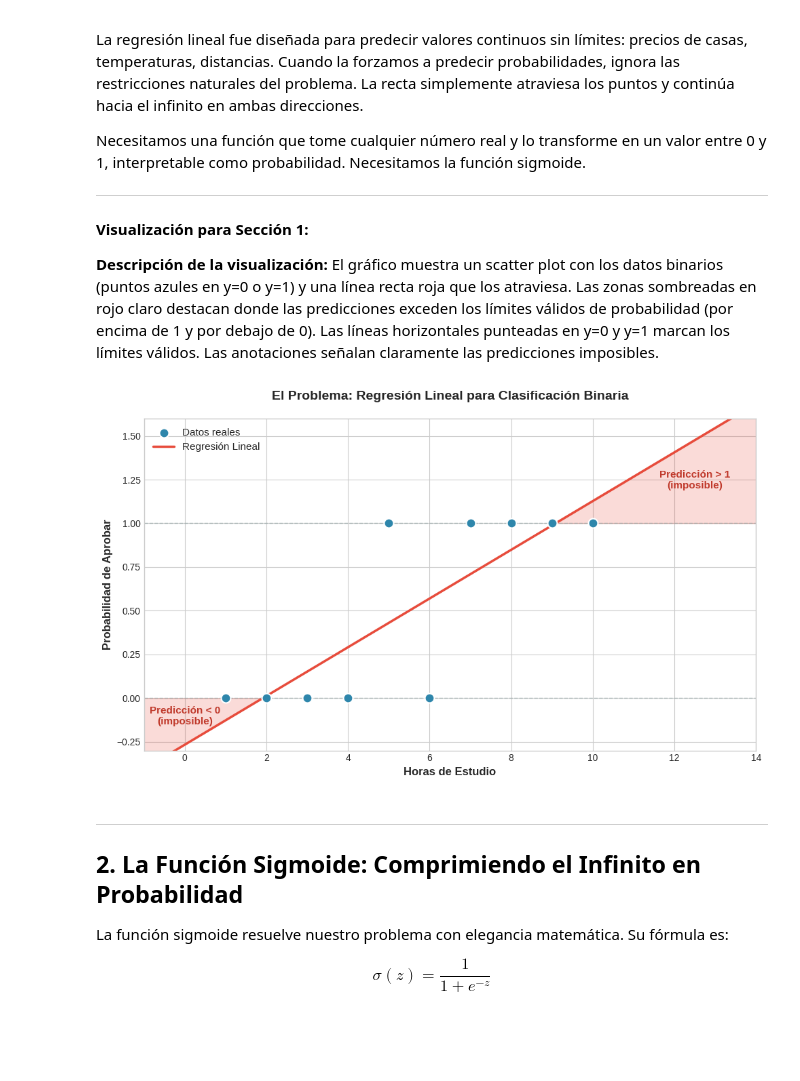
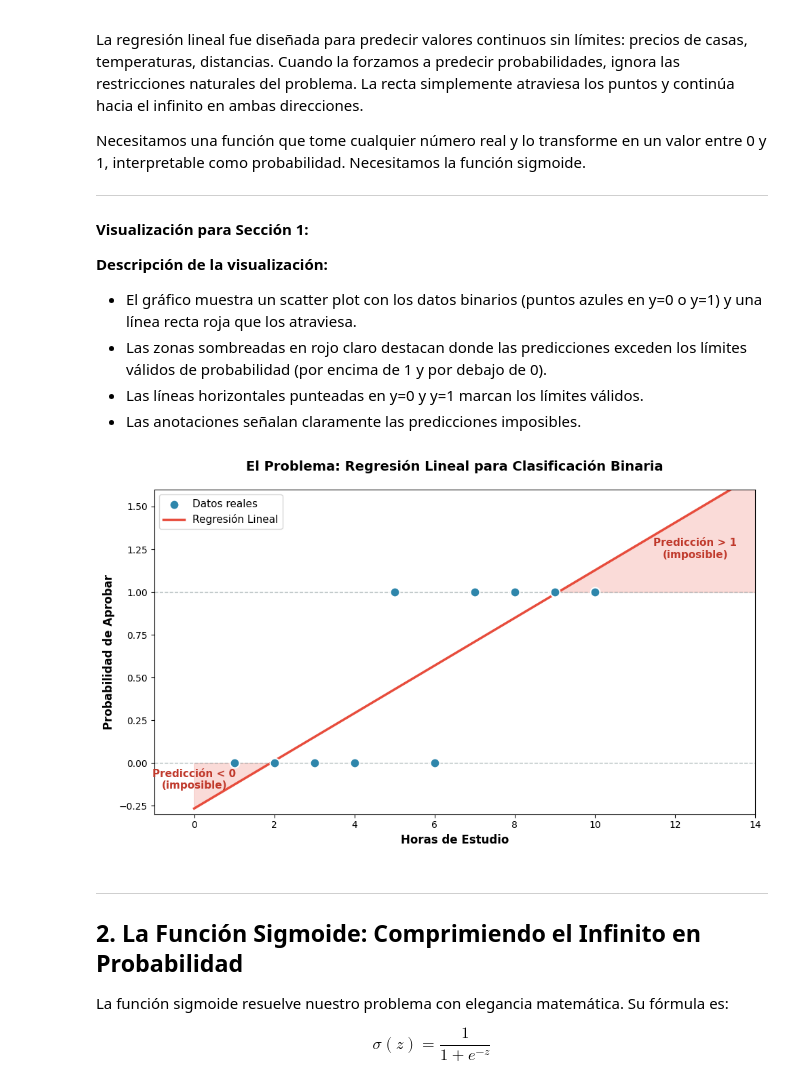
Before and after one commit to financieras/math_for_ai, a Jupyter notebook: estadistica/Regresion_Logistica_Como_la_Función_Sigmoide_Resuelve_la_Clasificacion_Binaria.ipynb, the cells around one changed output. Cells and saved outputs as stored; diff of their text form; code cells hidden in the pictures; blank space fills up the shorter version.

```diff
--- a/estadistica/Regresion_Logistica_Como_la_Función_Sigmoide_Resuelve_la_Clasificacion_Binaria.ipynb
+++ b/estadistica/Regresion_Logistica_Como_la_Función_Sigmoide_Resuelve_la_Clasificacion_Binaria.ipynb
@@ -11,24 +11,23 @@ Veamos qué sucede:
 # %%
 import numpy as np
 import matplotlib.pyplot as plt
-from sklearn.linear_model import LinearRegression
+from sklearn.linear_model import LogisticRegression, LinearRegression
+from sklearn.datasets import make_classification
+import warnings
+warnings.filterwarnings("ignore")
 
 # Datos: horas de estudio vs resultado (0=reprobó, 1=aprobó)
 hours = np.array([1, 2, 3, 4, 5, 6, 7, 8, 9, 10]).reshape(-1, 1)
 passed = np.array([0, 0, 0, 0, 1, 0, 1, 1, 1, 1])
 
 # Ajustar regresión lineal
-model = LinearRegression()
-model.fit(hours, passed)
-
-# Predecir para un rango amplio
-hours_extended = np.linspace(0, 15, 100).reshape(-1, 1)
-predictions = model.predict(hours_extended)
+lin_model = LinearRegression()
+lin_model.fit(hours, passed)
 
 # Predicciones específicas problemáticas
-print(f"Predicción para 0 horas: {model.predict([[0]])[0]:.2f}")
-print(f"Predicción para 8 horas: {model.predict([[8]])[0]:.2f}")
-print(f"Predicción para 12 horas: {model.predict([[12]])[0]:.2f}")
+print(f"Predicción para 0 horas: {lin_model.predict([[0]])[0]:.2f}")
+print(f"Predicción para 8 horas: {lin_model.predict([[8]])[0]:.2f}")
+print(f"Predicción para 12 horas: {lin_model.predict([[12]])[0]:.2f}")
 # %% [output]
 Predicción para 0 horas: -0.27
 Predicción para 8 horas: 0.85
@@ -44,29 +43,18 @@ Necesitamos una función que tome cualquier número real y lo transforme en un v
 # %% [markdown]
 **Visualización para Sección 1:**
 
-**Descripción de la visualización:** El gráfico muestra un scatter plot con los datos binarios (puntos azules en y=0 o y=1) y una línea recta roja que los atraviesa. Las zonas sombreadas en rojo claro destacan donde las predicciones exceden los límites válidos de probabilidad (por encima de 1 y por debajo de 0). Las líneas horizontales punteadas en y=0 y y=1 marcan los límites válidos. Las anotaciones señalan claramente las predicciones imposibles.
+**Descripción de la visualización:**
+- El gráfico muestra un scatter plot con los datos binarios (puntos azules en y=0 o y=1) y una línea recta roja que los atraviesa.
+- Las zonas sombreadas en rojo claro destacan donde las predicciones exceden los límites válidos de probabilidad (por encima de 1 y por debajo de 0).
+- Las líneas horizontales punteadas en y=0 y y=1 marcan los límites válidos.
+- Las anotaciones señalan claramente las predicciones imposibles.
 # %%
-import numpy as np
-import matplotlib.pyplot as plt
-from sklearn.linear_model import LinearRegression
-import warnings
-warnings.filterwarnings("ignore")
+# Predecir para un rango amplio
+hours_extended = np.linspace(0, 15, 100).reshape(-1, 1)
+predictions = lin_model.predict(hours_extended)
 
-# Configuración de estilo profesional
-plt.style.use('seaborn-v0_8-whitegrid')
+# Configuración de estilo
 fig, ax = plt.subplots(figsize=(10, 6))
-
-# Datos
-hours = np.array([1, 2, 3, 4, 5, 6, 7, 8, 9, 10]).reshape(-1, 1)
-passed = np.array([0, 0, 0, 0, 1, 0, 1, 1, 1, 1])
-
-# Modelo
-model = LinearRegression()
-model.fit(hours, passed)
-
-# Predicciones extendidas
-hours_extended = np.linspace(-1, 14, 100).reshape(-1, 1)
-predictions = model.predict(hours_extended)
 
 # Graficar
 ax.scatter(hours, passed, color='#2E86AB', s=100, zorder=5,
@@ -74,34 +62,34 @@ ax.scatter(hours, passed, color='#2E86AB', s=100, zorder=5,
 ax.plot(hours_extended, predictions, color='#E74C3C', linewidth=2.5,
         label='Regresión Lineal')
 
 # Zonas problemáticas
 ax.axhline(y=0, color='#95A5A6', linestyle='--', linewidth=1, alpha=0.7)
 ax.axhline(y=1, color='#95A5A6', linestyle='--', linewidth=1, alpha=0.7)
 ax.fill_between(hours_extended.flatten(), 1, predictions,
                 where=(predictions > 1), color='#E74C3C', alpha=0.2)
 ax.fill_between(hours_extended.flatten(), predictions, 0,
                 where=(predictions < 0), color='#E74C3C', alpha=0.2)
 
 # Anotaciones
 ax.annotate('Predicción > 1\n(imposible)', xy=(12.5, 1.2), fontsize=11,
             ha='center', color='#C0392B', fontweight='bold')
 ax.annotate('Predicción < 0\n(imposible)', xy=(0, -0.15), fontsize=11,
             ha='center', color='#C0392B', fontweight='bold')
 
 # Etiquetas y título
 ax.set_xlabel('Horas de Estudio', fontsize=12, fontweight='bold')
 ax.set_ylabel('Probabilidad de Aprobar', fontsize=12, fontweight='bold')
 ax.set_title('El Problema: Regresión Lineal para Clasificación Binaria',
              fontsize=14, fontweight='bold', pad=20)
 ax.legend(loc='upper left', fontsize=11)
 ax.set_xlim(-1, 14)
 ax.set_ylim(-0.3, 1.6)
 
 plt.tight_layout()
 plt.savefig('linear_regression_problem.png', dpi=150, bbox_inches='tight')
 plt.show()
 # %% [output]
-[figure, old version]
+[figure, new version]
 # %% [markdown]
 ---
 
```
Also changed, not shown: parts of 11 cells of this notebook.
